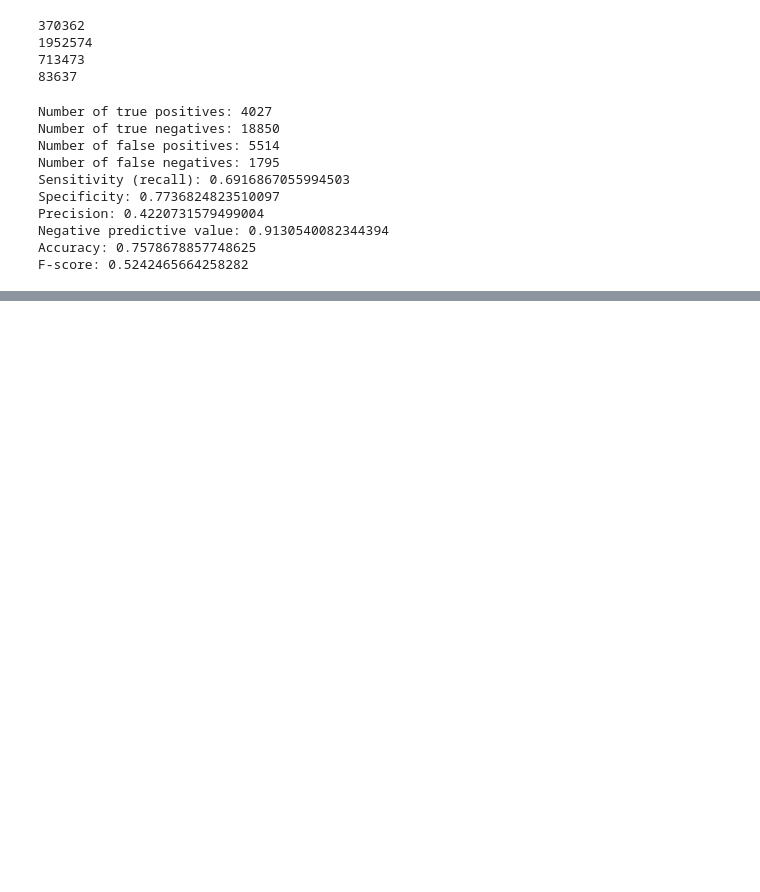
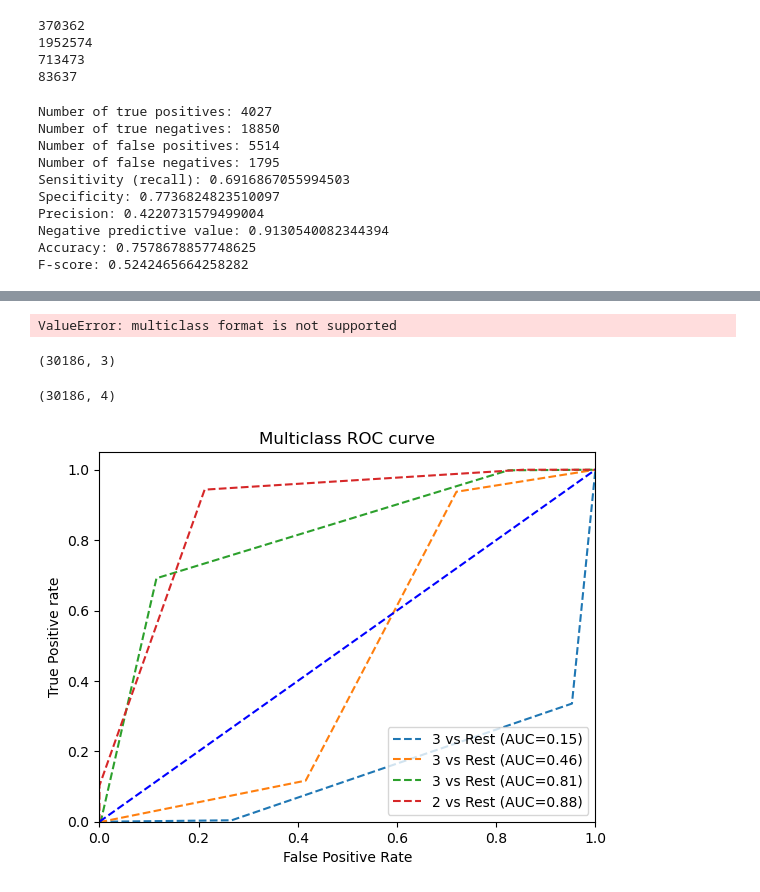
Before and after one commit to mistrydev6/Wine_Naive_Bayes, a Jupyter notebook: PA.ipynb, the cells around one changed output, grey strips where cells are left out. Drawn from its saved outputs; the diff is of its cells as text; code cells hidden in the pictures; blank space fills up the shorter version.

```diff
--- a/PA.ipynb
+++ b/PA.ipynb
@@ -371,0 +374,19 @@ P(Class 4 | S) = 1.9830706359100703e-16
+# %%
+# Calculate the TPR and FPR for each model
+fpr1, tpr1, thresholds1 = roc_curve(test_df['Points'], predictions)
+
+# Plot the ROC curves
+plt.plot(fpr1, tpr1, label='All preprocessing', color="#2D398B")
+# plt.plot(fpr2, tpr2, label='Without removing stop words', color="#C14169")
+# plt.plot([0, 1], [0, 1], 'k--', color='grey')
+plt.xlabel('False Positive Rate')
+plt.ylabel('True Positive Rate')
+plt.title('ROC Curve')
+plt.legend()
+plt.show()
+# %% [output]
+ValueError: multiclass format is not supported
+# %%
+test_df.shape
+# %% [output]
+(30186, 3)
@@ -371,0 +395,34 @@ P(Class 4 | S) = 1.9830706359100703e-16
+# %%
+from sklearn.metrics import auc
+from sklearn.preprocessing import label_binarize
+from sklearn.metrics import roc_curve
+
+
+y_test_binarized=label_binarize(y_test,classes=np.unique(y_test))
+
+# roc curve for classes
+fpr = {}
+tpr = {}
+thresh ={}
+roc_auc = dict()
+
+n_class = y_test_binarized.shape[1]
+
+for i in range(n_class):
+    fpr[i], tpr[i], thresh[i] = roc_curve(y_test_binarized[:, i], predictions)
+    roc_auc[i] = auc(fpr[i], tpr[i])
+
+    plt.plot(fpr[i], tpr[i], linestyle='--',
+             label='%s vs Rest (AUC=%0.2f)'%(a[i],roc_auc[i]))
+
+plt.plot([0,1],[0,1],'b--')
+plt.xlim([0,1])
+plt.ylim([0,1.05])
+plt.title('Multiclass ROC curve')
+plt.xlabel('False Positive Rate')
+plt.ylabel('True Positive rate')
+plt.legend(loc='lower right')
+plt.show()
+# %% [output]
+(30186, 4)
+[figure, added]
```
Also changed, not shown: parts of 4 cells of this notebook.
